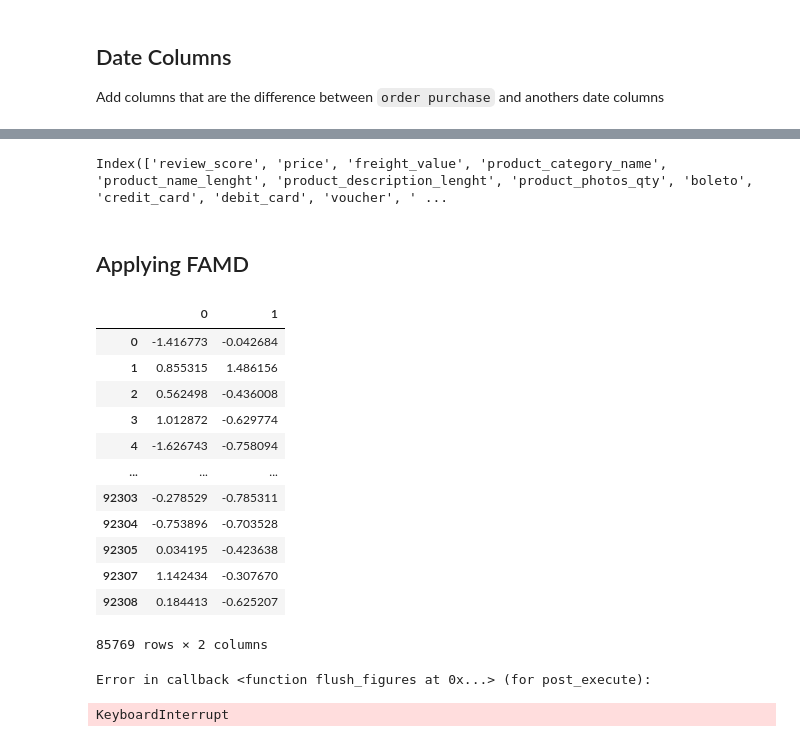
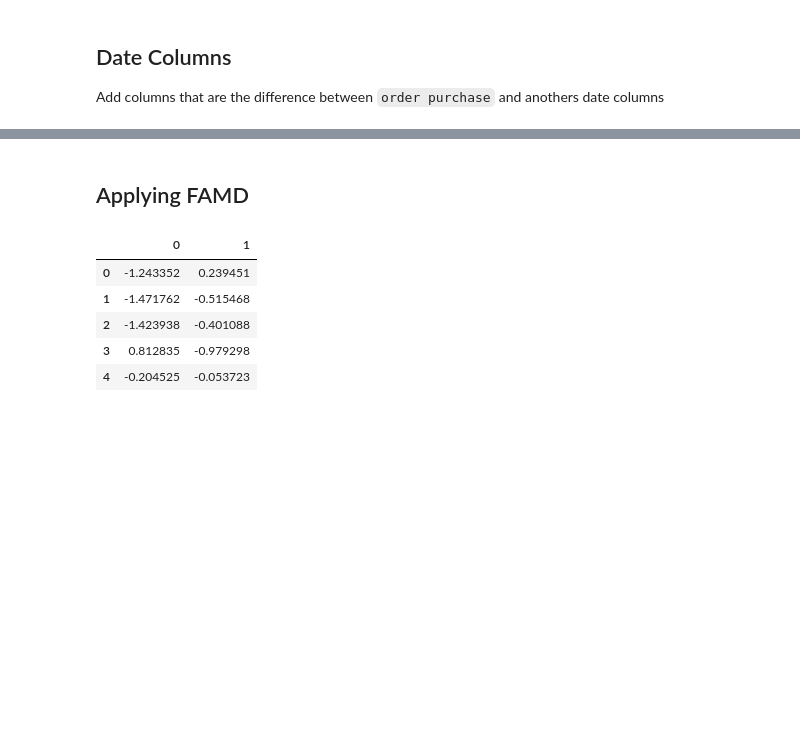
Before and after one commit to fabioismerim/consumer_score_prediction, a Jupyter notebook: clustering_approach/FAMD.ipynb, the cells around one changed output, grey strips where cells are left out. Drawn from its saved outputs; the diff is of its cells as text; code cells hidden in the pictures; blank space fills up the shorter version.

```diff
--- a/clustering_approach/FAMD.ipynb
+++ b/clustering_approach/FAMD.ipynb
@@ -179,3 +123,0 @@ def cap (row):
-# %%
-df['customer_capital'] = df.apply(cap, axis = 1)
-df.head()
@@ -189,4 +123,0 @@ df.head()
-# %%
-#drop the city column
-df.drop(columns = 'customer_city', axis = 1, inplace = True)
-df.head()
@@ -256,0 +161,22 @@ df.head()
+# %%
+# repeat to sellers
+
+def region (row):
+    val = ""
+    if row['seller_state'] in norte:
+        val = 'norte'
+    elif row['seller_state'] in nordeste:
+        val = 'nordeste'
+    elif row['seller_state'] in centro_oeste:
+        val = 'centro_oeste'
+    elif row['seller_state'] in sul:
+        val = 'sul'
+    elif row['seller_state'] in sudeste:
+        val = 'sudeste'
+    return val
+
+df['seller_region'] = df.apply(region, axis = 1)
+
+#drop the seller_state colum
+df.drop(columns = 'seller_state', axis = 1, inplace = True)
+df.head()
@@ -303,3 +209,0 @@ products
-# %%
-df = df[~df.product_category_name.isin(products)]
-df.info()
@@ -362,49 +219,22 @@ df.head()
-# %%
-df.columns
-# %% [output]
-Index(['review_score', 'price', 'freight_value', 'product_category_name', 'product_name_lenght', 'product_description_lenght', 'product_photos_qty', 'boleto', 'credit_card', 'debit_card', 'voucher', ' ...
 # %% [markdown]
 ## Applying FAMD
 # %%
 famd = FAMD(
     n_components=2,
     n_iter=3,
     copy=True,
     check_input=True,
     engine='auto',
     random_state=42
 )
 
 famd.fit(df)
 famd_components = famd.transform(df)
-famd_components
+famd_components.head()
 # %% [output]
 |  | 0 | 1 |
-| 0 | -1.416773 | -0.042684 |
-| 1 | 0.855315 | 1.486156 |
-| 2 | 0.562498 | -0.436008 |
-| 3 | 1.012872 | -0.629774 |
-| 4 | -1.626743 | -0.758094 |
-| ... | ... | ... |
-| 92303 | -0.278529 | -0.785311 |
-| 92304 | -0.753896 | -0.703528 |
-| 92305 | 0.034195 | -0.423638 |
-| 92307 | 1.142434 | -0.307670 |
-| 92308 | 0.184413 | -0.625207 |
+| 0 | -1.243352 | 0.239451 |
+| 1 | -1.471762 | -0.515468 |
+| 2 | -1.423938 | -0.401088 |
+| 3 | 0.812835 | -0.979298 |
+| 4 | -0.204525 | -0.053723 |
-85769 rows × 2 columns
-# %%
-ax = famd.plot_row_coordinates(
-    df,
-    ax=None,
-    figsize=(6, 6),
-    x_component=0,
-    y_component=1,
-    labels = df['review_score'],
-    color_labels=['Região {}'.format(t) for t in df['customer_region']],
-    ellipse_outline=False,
-    ellipse_fill=True,
-    show_points=True
-)
-# %% [output]
-Error in callback <function flush_figures at 0x...> (for post_execute):
-KeyboardInterrupt
```
Also changed, not shown: parts of 34 cells of this notebook, 2 other files.
